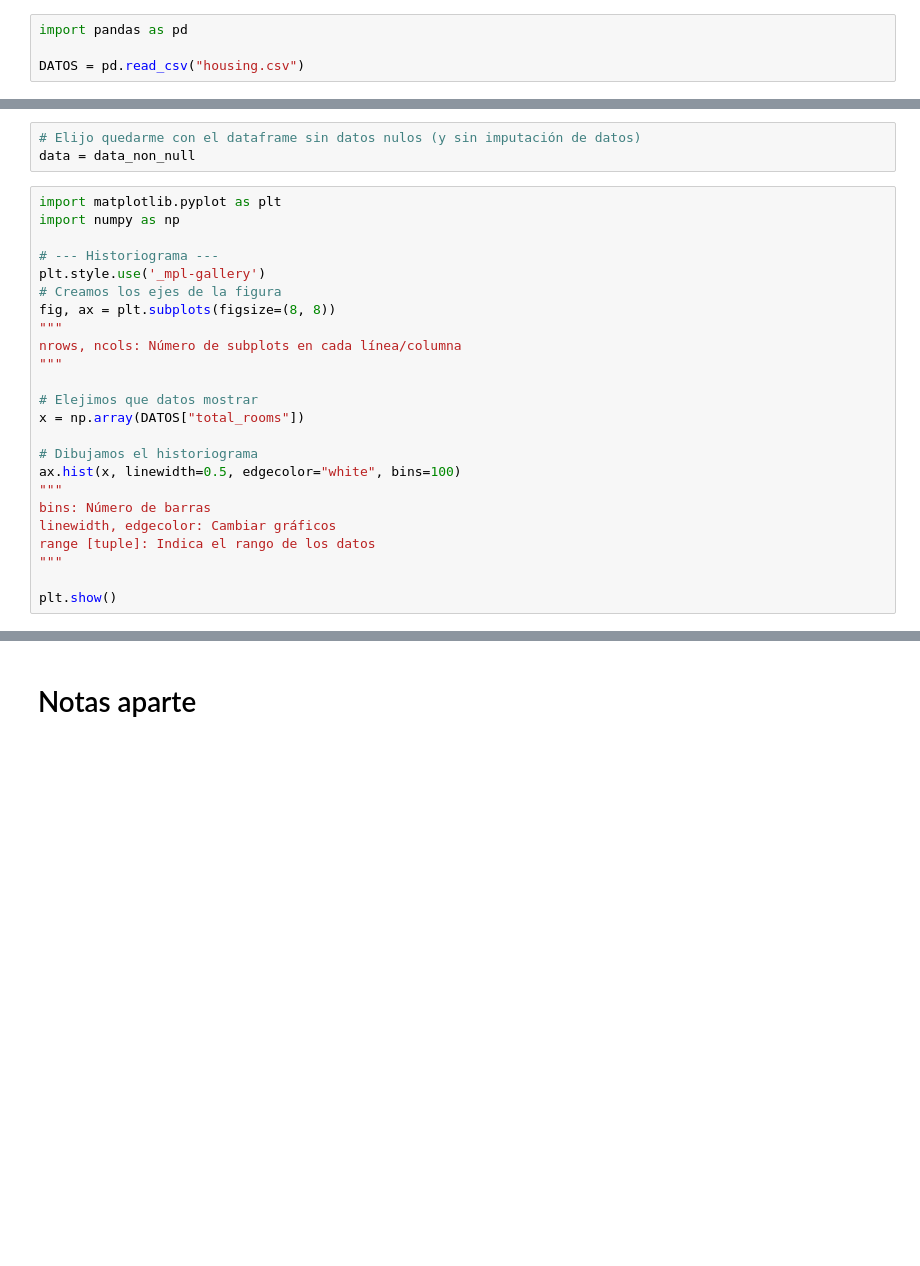
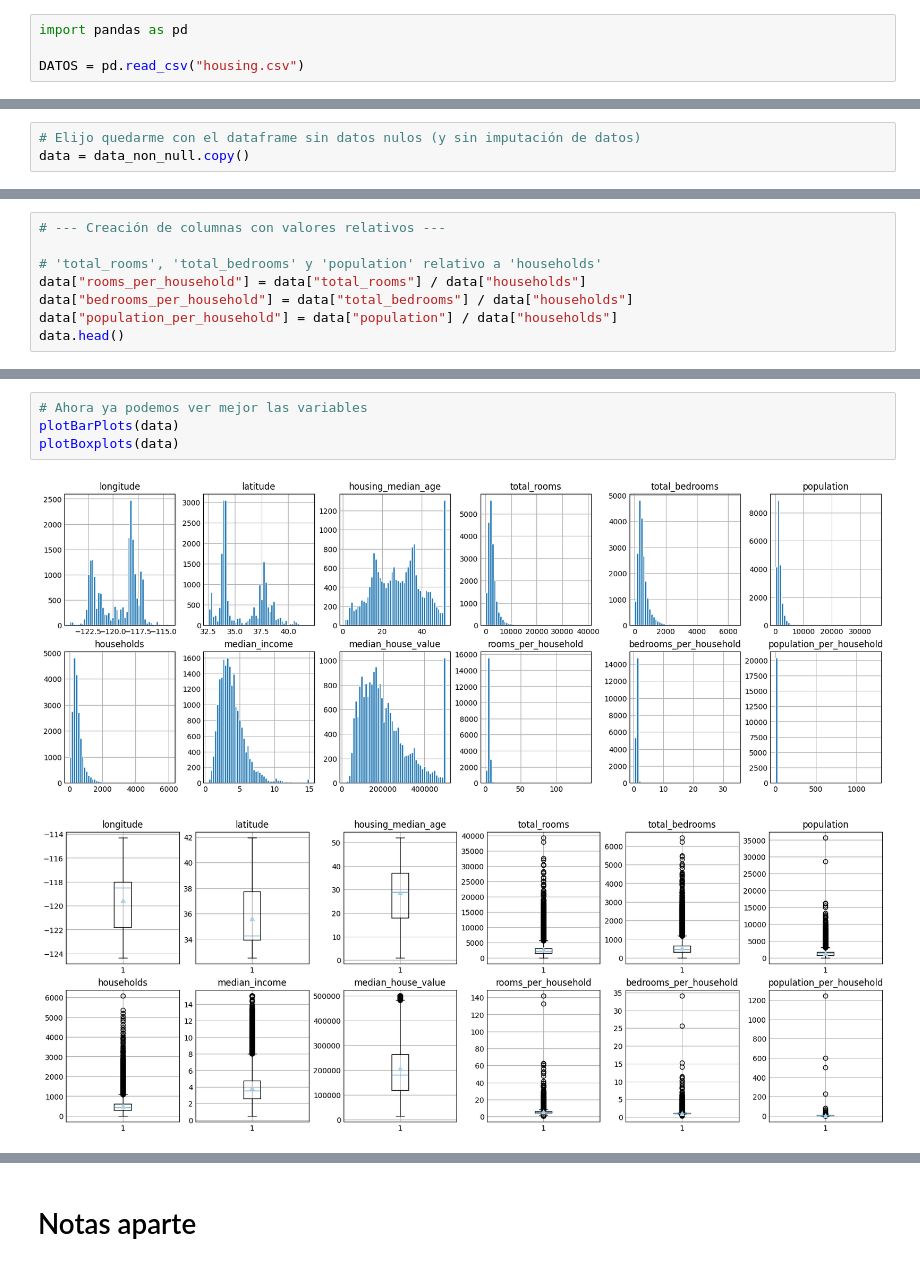
Before and after one commit to i2c-uc3m/IA-Workshop, a Jupyter notebook: California Housing/california-housing.ipynb, the cells around one changed output, grey strips where cells are left out. Drawn from its saved outputs; the diff is of its cells as text; blank space fills up the shorter version.

```diff
--- a/California Housing/california-housing.ipynb
+++ b/California Housing/california-housing.ipynb
@@ -35 +121,4 @@ print(f"Media imputando la media: {data_clean["housing_median_age"].mean()}")
+# %%
+# Elijo quedarme con el dataframe sin datos nulos (y sin imputación de datos)
+data = data_non_null.copy()
 # %% [markdown]
@@ -37,29 +126,2 @@ print(f"Media imputando la media: {data_clean["housing_median_age"].mean()}")
 Mediante matplotlib y pandas
-# %%
-# Elijo quedarme con el dataframe sin datos nulos (y sin imputación de datos)
-data = data_non_null
-# %%
-import matplotlib.pyplot as plt
-import numpy as np
-
-# --- Historiograma ---
-plt.style.use('_mpl-gallery')
-# Creamos los ejes de la figura
-fig, ax = plt.subplots(figsize=(8, 8))
-"""
-nrows, ncols: Número de subplots en cada línea/columna
-"""
-
-# Elejimos que datos mostrar
-x = np.array(DATOS["total_rooms"])
-
-# Dibujamos el historiograma
-ax.hist(x, linewidth=0.5, edgecolor="white", bins=100)
-"""
-bins: Número de barras
-linewidth, edgecolor: Cambiar gráficos
-range [tuple]: Indica el rango de los datos
-"""
-
-plt.show()
 # %%
@@ -186,0 +235,8 @@ Quizá hay que preprocesar algunas columnas de datos antes de aplicar el "algori
+# %%
+# --- Creación de columnas con valores relativos ---
+
+# 'total_rooms', 'total_bedrooms' y 'population' relativo a 'households'
+data["rooms_per_household"] = data["total_rooms"] / data["households"]
+data["bedrooms_per_household"] = data["total_bedrooms"] / data["households"]
+data["population_per_household"] = data["population"] / data["households"]
+data.head()
@@ -186,0 +250,7 @@ Quizá hay que preprocesar algunas columnas de datos antes de aplicar el "algori
+# %%
+# Ahora ya podemos ver mejor las variables
+plotBarPlots(data)
+plotBoxplots(data)
+# %% [output]
+[figure, added]
+[figure, added]
```
Also changed, not shown: parts of 28 cells of this notebook.
